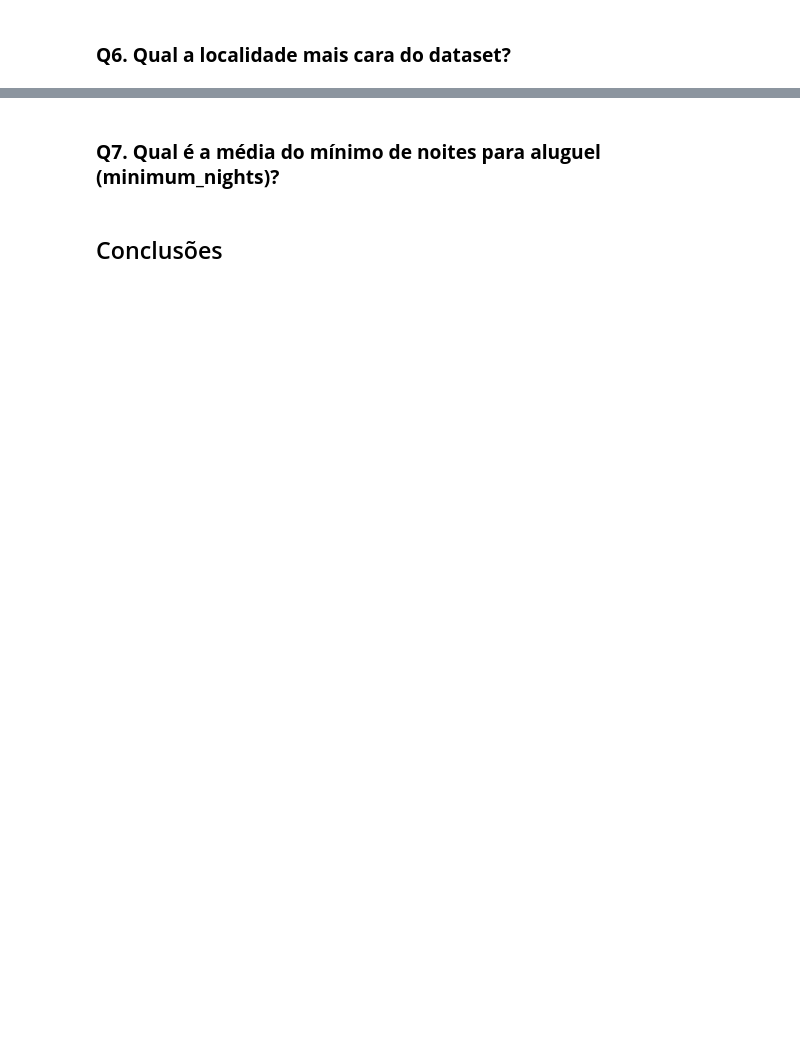
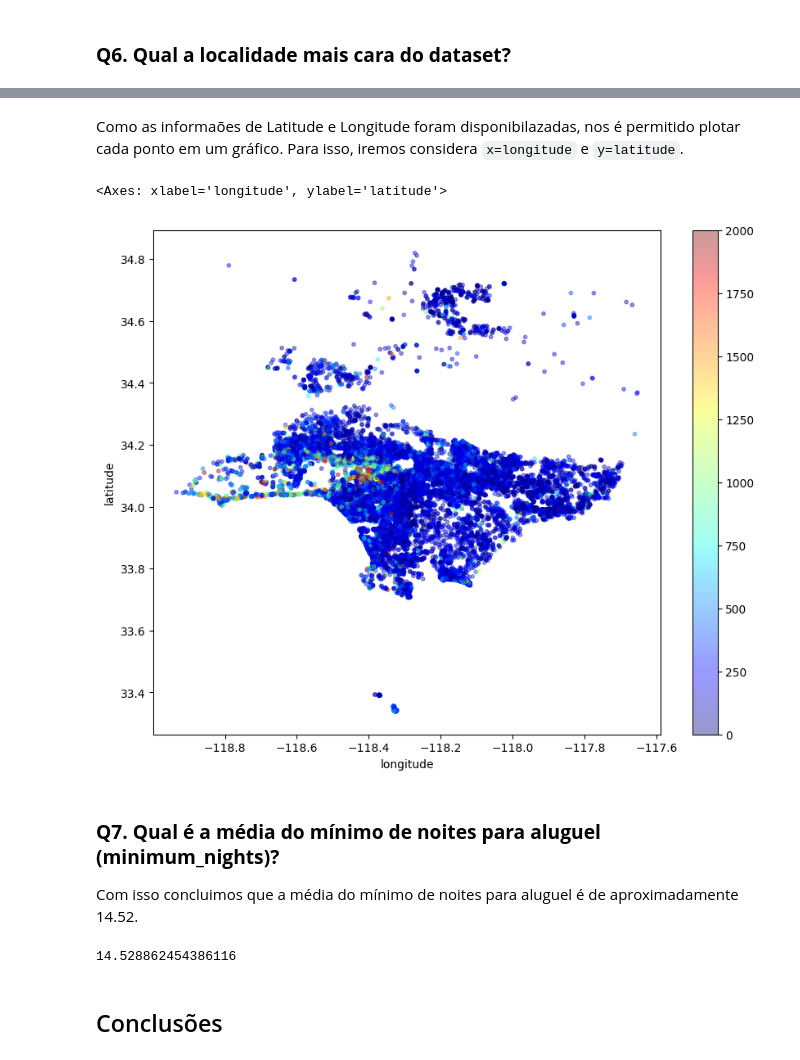
Before and after one commit to JpLimags/Analise_dados_Airbnb, a Jupyter notebook: Analise_dos_Dados_do_Airbnb.ipynb, the cells around one changed output, grey strips where cells are left out. Saved outputs shown, nothing was run; the diff lists cells and outputs as text; code cells hidden in the pictures; blank space fills up the shorter version.

```diff
--- a/Analise_dos_Dados_do_Airbnb.ipynb
+++ b/Analise_dos_Dados_do_Airbnb.ipynb
@@ -285,6 +324,21 @@ sns.heatmap(matriz_corr, cmap='RdBu', fmt='.2f', square=True, linecolor='white',
+# %% [markdown]
+Como as informaões de Latitude e Longitude foram disponibilazadas, nos é permitido plotar cada ponto em um gráfico. Para isso, iremos considera `x=longitude` e `y=latitude`.
+# %%
+# plotar os imóveis pela latitude-longitude
+new_df.plot(kind='scatter', x='longitude', y='latitude', alpha=0.4, c=new_df['price'], s=10,
+              cmap=plt.get_cmap('jet'), figsize=(10,8))
+# %% [output]
+<Axes: xlabel='longitude', ylabel='latitude'>
+[figure, added]
 # %% [markdown]
 ### **Q7. Qual é a média do mínimo de noites para aluguel (minimum_nights)?**
+
+Com isso concluimos que a média do mínimo de noites para aluguel é de aproximadamente 14.52.
 # %%
 # ver a média da coluna `minimum_nights``
+
+new_df.minimum_nights.mean()
+# %% [output]
+14.528862454386116
 # %% [markdown]
 ## Conclusões
```
Also changed, not shown: parts of 12 cells of this notebook.
